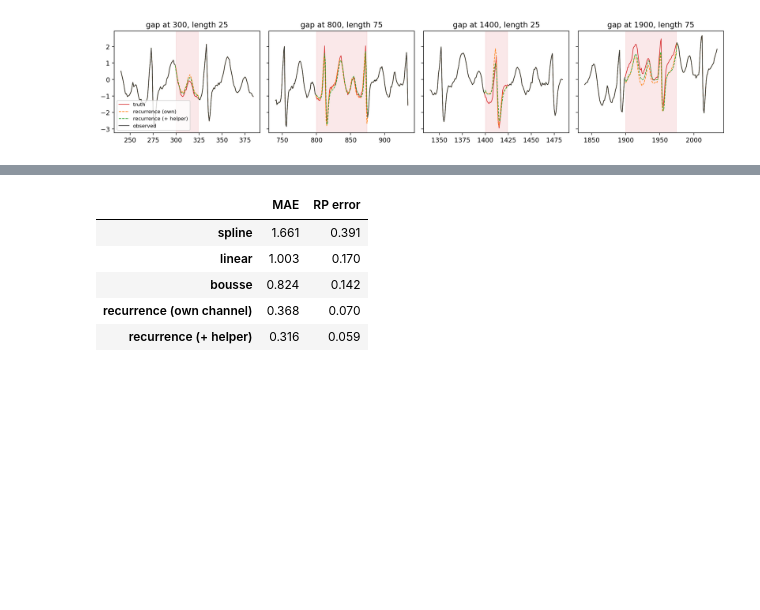
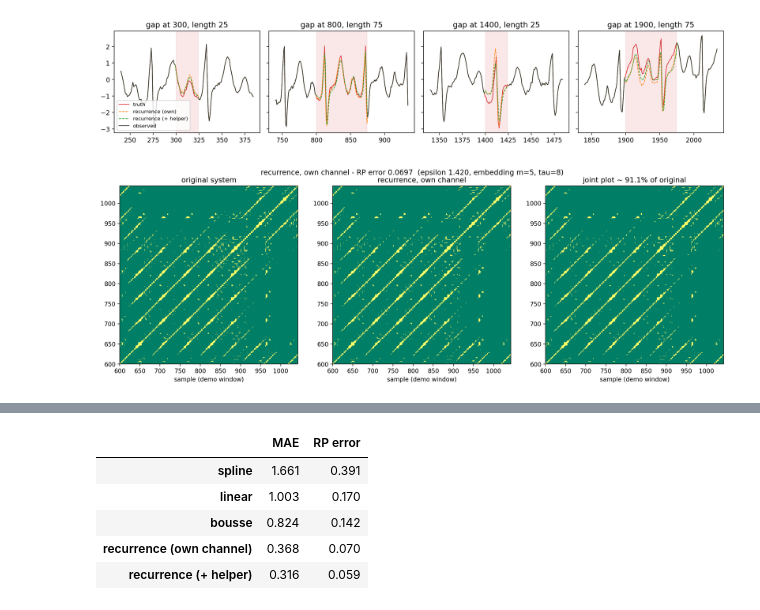
Before and after one commit to Anastasios-Vlachmpeis/RQA_for_Financial_Dynamics, a Jupyter notebook: notebooks/rps4missingDataReconstruction/window_reconstruction.ipynb, the cells around one changed output, grey strips where cells are left out. Saved outputs shown, nothing was run; the diff lists cells and outputs as text; code cells hidden in the pictures; blank space fills up the shorter version.

```diff
--- a/notebooks/rps4missingDataReconstruction/window_reconstruction.ipynb
+++ b/notebooks/rps4missingDataReconstruction/window_reconstruction.ipynb
@@ -349,3 +440,7 @@ fig.tight_layout()
 plt.show()
 # %% [output]
 [figure]
+# %%
+plot_rp_comparison("recurrence, own channel", rec_own_fill)
+# %% [output]
+[figure, added]
```
Also changed, not shown: parts of 17 cells of this notebook.
